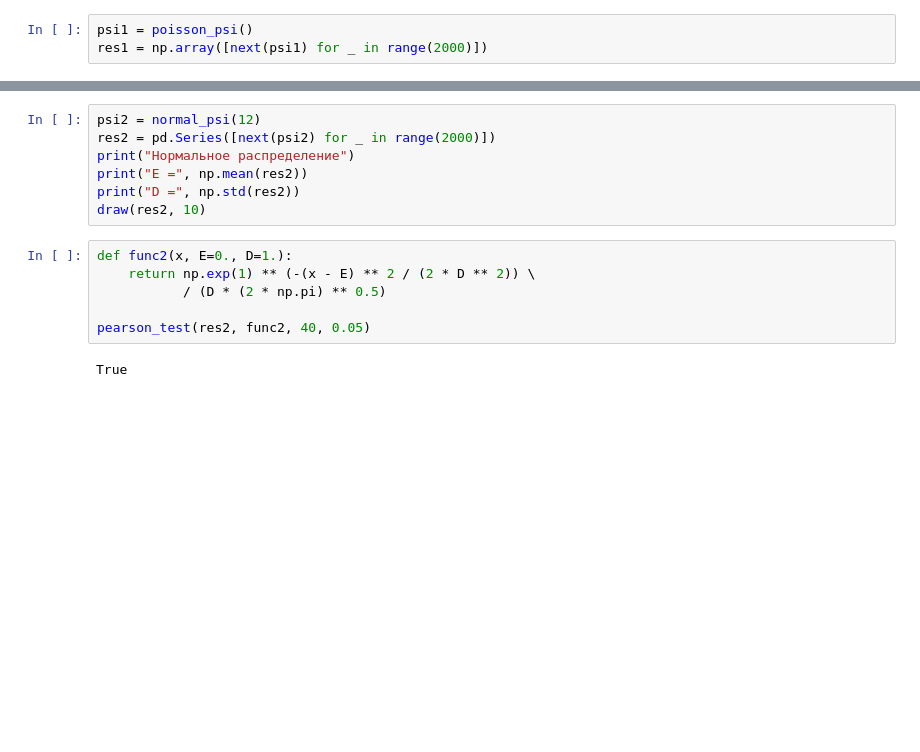
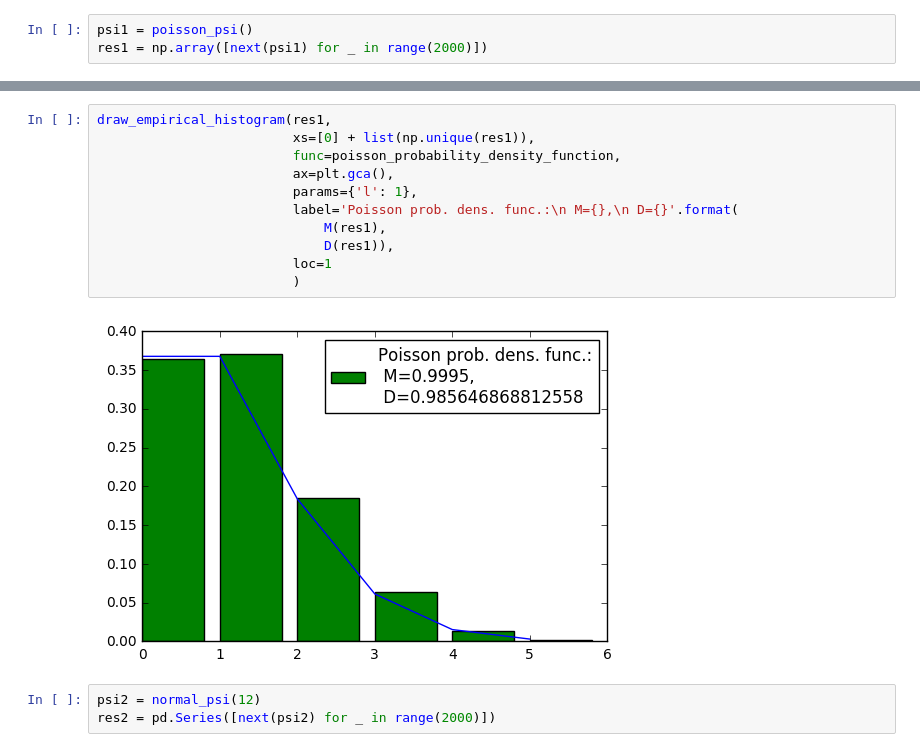
Before and after one commit to YRustt/B16-17-SSM, a Jupyter notebook: iism_lab3.ipynb, the cells around one changed output, grey strips where cells are left out. Saved outputs shown, nothing was run; the diff lists cells and outputs as text; blank space fills up the shorter version.

```diff
--- a/iism_lab3.ipynb
+++ b/iism_lab3.ipynb
@@ -31,15 +33,16 @@ draw_empirical_distribution_func(res1,
+# %%
+draw_empirical_histogram(res1,
+                         xs=[0] + list(np.unique(res1)),
+                         func=poisson_probability_density_function,
+                         ax=plt.gca(),
+                         params={'l': 1},
+                         label='Poisson prob. dens. func.:\n M={},\n D={}'.format(
+                             M(res1),
+                             D(res1)),
+                         loc=1
+                         )
+# %% [output]
+[figure, added]
 # %%
 psi2 = normal_psi(12)
 res2 = pd.Series([next(psi2) for _ in range(2000)])
-print("Нормальное распределение")
-print("E =", np.mean(res2))
-print("D =", np.std(res2))
-draw(res2, 10)
-# %%
-def func2(x, E=0., D=1.):
-    return np.exp(1) ** (-(x - E) ** 2 / (2 * D ** 2)) \
-           / (D * (2 * np.pi) ** 0.5)
-
-pearson_test(res2, func2, 40, 0.05)
-# %% [output]
-True
```
Also changed, not shown: parts of 9 cells of this notebook, 1 other file.
